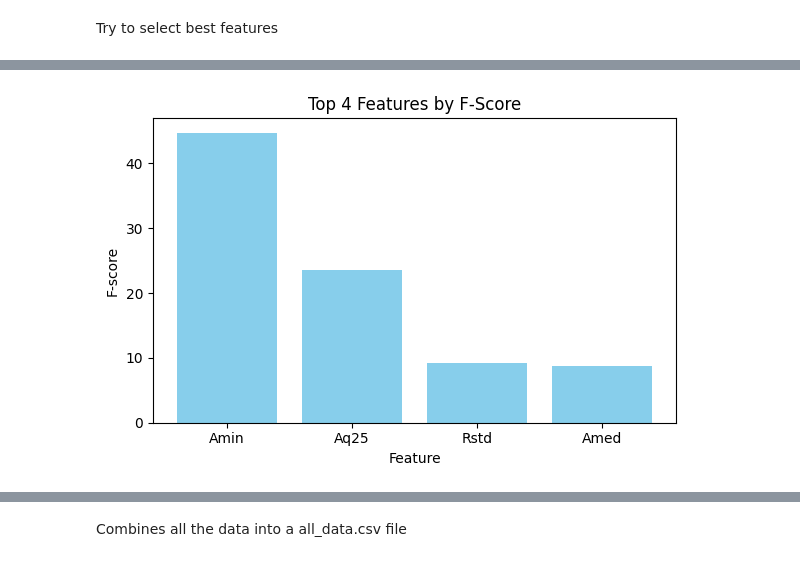
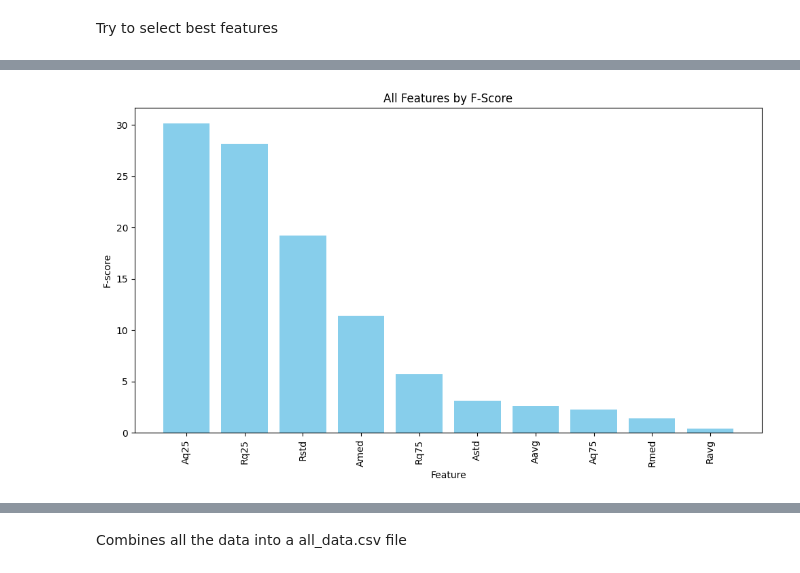
Before and after one commit to Nickmm11/rockclimbing-classification, a Jupyter notebook: Project.ipynb, the cells around one changed output, grey strips where cells are left out. Saved outputs shown, nothing was run; the diff lists cells and outputs as text; code cells hidden in the pictures.

```diff
--- a/Project.ipynb
+++ b/Project.ipynb
@@ -157,7 +153,7 @@ def train_decision_tree(frames, k):
     X_train, X_test, y_train, y_test = train_test_split(X_new, y, test_size=0.3, random_state=42)
 
     # Create model
-    dt_model = DecisionTreeClassifier(criterion='entropy', max_depth=10).fit(X_train, y_train)
+    dt_model = DecisionTreeClassifier(criterion='entropy', max_depth=3).fit(X_train, y_train)
     dt_pred = dt_model.predict(X_test)
 
     # Evaluate on test set
@@ -174,7 +170,7 @@ def train_decision_tree(frames, k):
 from sklearn.tree import DecisionTreeClassifier, plot_tree
 
 # Load the combined data
-feature_frames = pd.read_csv('./MyData/all_data2.csv')
+feature_frames = pd.read_csv('./MyData/all_data3.csv')
 feature_frames = feature_frames[feature_frames['activity'] != 'Test Set']
 
 # Assuming you have a DataFrame `frames` and a value for `k`
@@ -200,6 +196,7 @@ plt.figure(figsize=(20, 10))
 plot_tree(dt_model, feature_names=selected_features, class_names=dt_model.classes_, filled=True)
 plt.title("Decision Tree")
 plt.show()
+print("Top features:\n", top_features)
 # %% [output]
               precision    recall  f1-score   support
 
@@ -223,20 +232,20 @@ weighted avg       0.74      0.75      0.74        36
 # %%
-X = frames.drop(columns=['activity'])
-y = frames['activity']
-X_new, selected_features, top_features = select_top_k_features(X, y, k)
+    X = frames.drop(columns=['activity'])
+    y = frames['activity']
+    X_new, selected_features, top_features = select_top_k_features(X, y, k)
 
-top_4 = top_features.head(4)
-
-plt.figure(figsize=(6,4))
-plt.bar(top_4['Feature'], top_4['Score'], color='skyblue')
-plt.title('Top 4 Features by F-Score')
-plt.xlabel('Feature')
-plt.ylabel('F-score')
-plt.tight_layout()
-plt.savefig('top_4_features.png')
-plt.show()
+    # Plot all features and their scores
+    plt.figure(figsize=(10, 6))
+    plt.bar(top_features['Feature'], top_features['Score'], color='skyblue')
+    plt.title('All Features by F-Score')
+    plt.xlabel('Feature')
+    plt.ylabel('F-score')
+    plt.xticks(rotation=90)  # Rotate feature names for better readability
+    plt.tight_layout()
+    plt.savefig('all_features_scores.png')
+    plt.show()
 # %% [output]
-[figure, old version]
+[figure, new version]
 # %%
 from sklearn.ensemble import RandomForestClassifier
 
```
Also changed, not shown: parts of 11 cells of this notebook, 1 other file.
